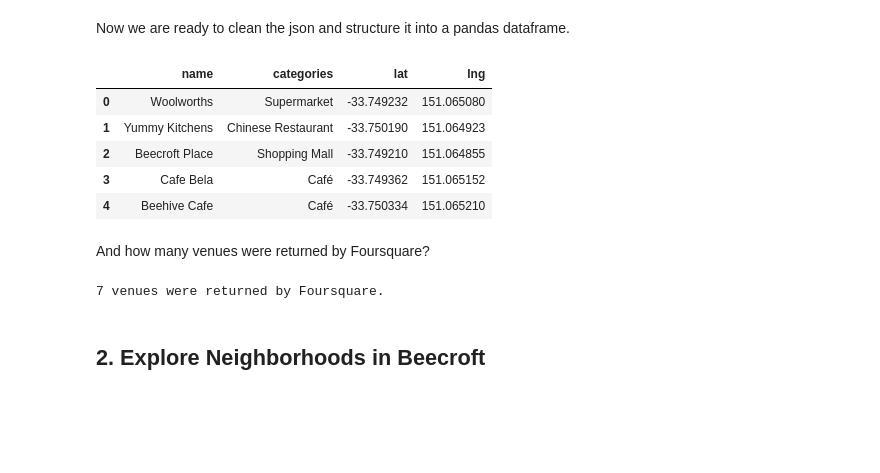
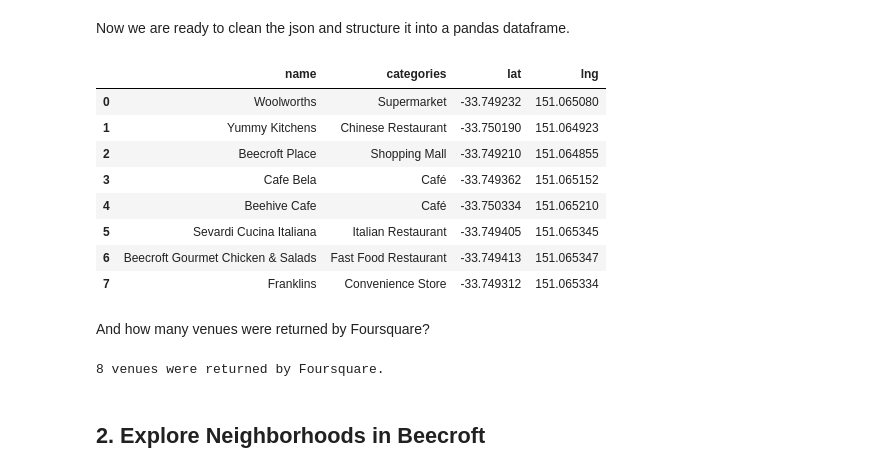
Before and after one commit to jaszhou/capstone, a Jupyter notebook: Sydney_Metro.ipynb, the cells around one changed output. Saved outputs shown, nothing was run; the diff lists cells and outputs as text; code cells hidden in the pictures; blank space fills up the shorter version.

```diff
--- a/Sydney_Metro.ipynb
+++ b/Sydney_Metro.ipynb
@@ -65,6 +69,7 @@ Define a function to get GPS for a suburb
 df=df[['postcode','suburb','longitude','latitude']]
 df=df.drop_duplicates(subset=['suburb'], keep='first')
 df = df[df.longitude != 0.00]
+df = df[df.postcode >= 2000]
 #df.head(10)
 df.shape
 # %% [output]
@@ -231,32 +212,35 @@ Now we are ready to clean the json and structure it into a pandas dataframe.
 # %%
 venues = results['response']['groups'][0]['items']
 
 nearby_venues = json_normalize(venues) # flatten JSON
 
 # filter columns
 filtered_columns = ['venue.name', 'venue.categories', 'venue.location.lat', 'venue.location.lng']
 nearby_venues =nearby_venues.loc[:, filtered_columns]
 
 # filter the category for each row
 nearby_venues['venue.categories'] = nearby_venues.apply(get_category_type, axis=1)
 
 # clean columns
 nearby_venues.columns = [col.split(".")[-1] for col in nearby_venues.columns]
 
-nearby_venues.head()
+nearby_venues
 # %% [output]
 |  | name | categories | lat | lng |
 | 0 | Woolworths | Supermarket | -33.749232 | 151.065080 |
 | 1 | Yummy Kitchens | Chinese Restaurant | -33.750190 | 151.064923 |
 | 2 | Beecroft Place | Shopping Mall | -33.749210 | 151.064855 |
 | 3 | Cafe Bela | Café | -33.749362 | 151.065152 |
 | 4 | Beehive Cafe | Café | -33.750334 | 151.065210 |
+| 5 | Sevardi Cucina Italiana | Italian Restaurant | -33.749405 | 151.065345 |
+| 6 | Beecroft Gourmet Chicken & Salads | Fast Food Restaurant | -33.749413 | 151.065347 |
+| 7 | Franklins | Convenience Store | -33.749312 | 151.065334 |
 # %% [markdown]
 And how many venues were returned by Foursquare?
 # %%
 print('{} venues were returned by Foursquare.'.format(nearby_venues.shape[0]))
 # %% [output]
-7 venues were returned by Foursquare.
+8 venues were returned by Foursquare.
 # %% [markdown]
 ## 2. Explore Neighborhoods in Beecroft
 # %% [markdown]
```
Also changed, not shown: parts of 49 cells of this notebook.
